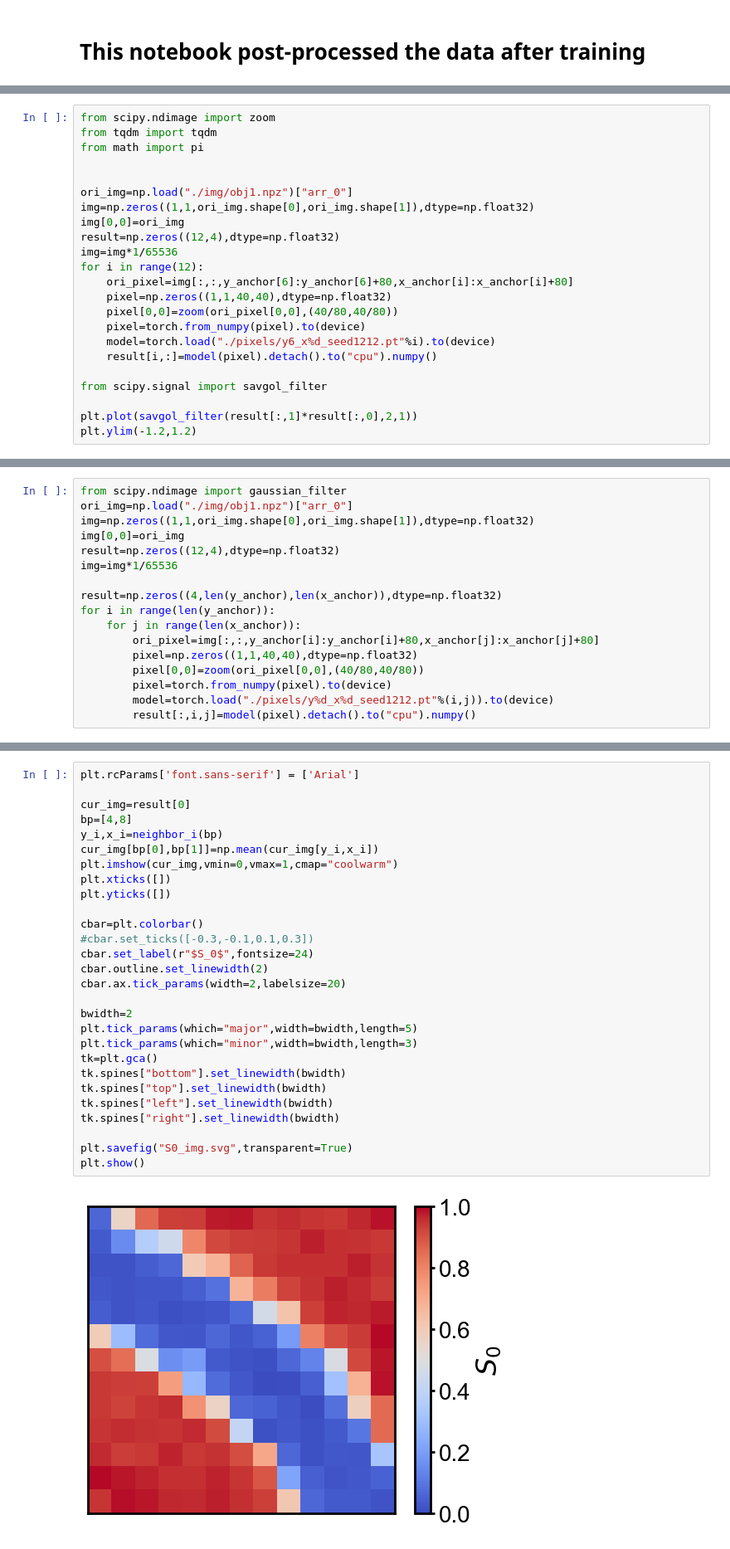
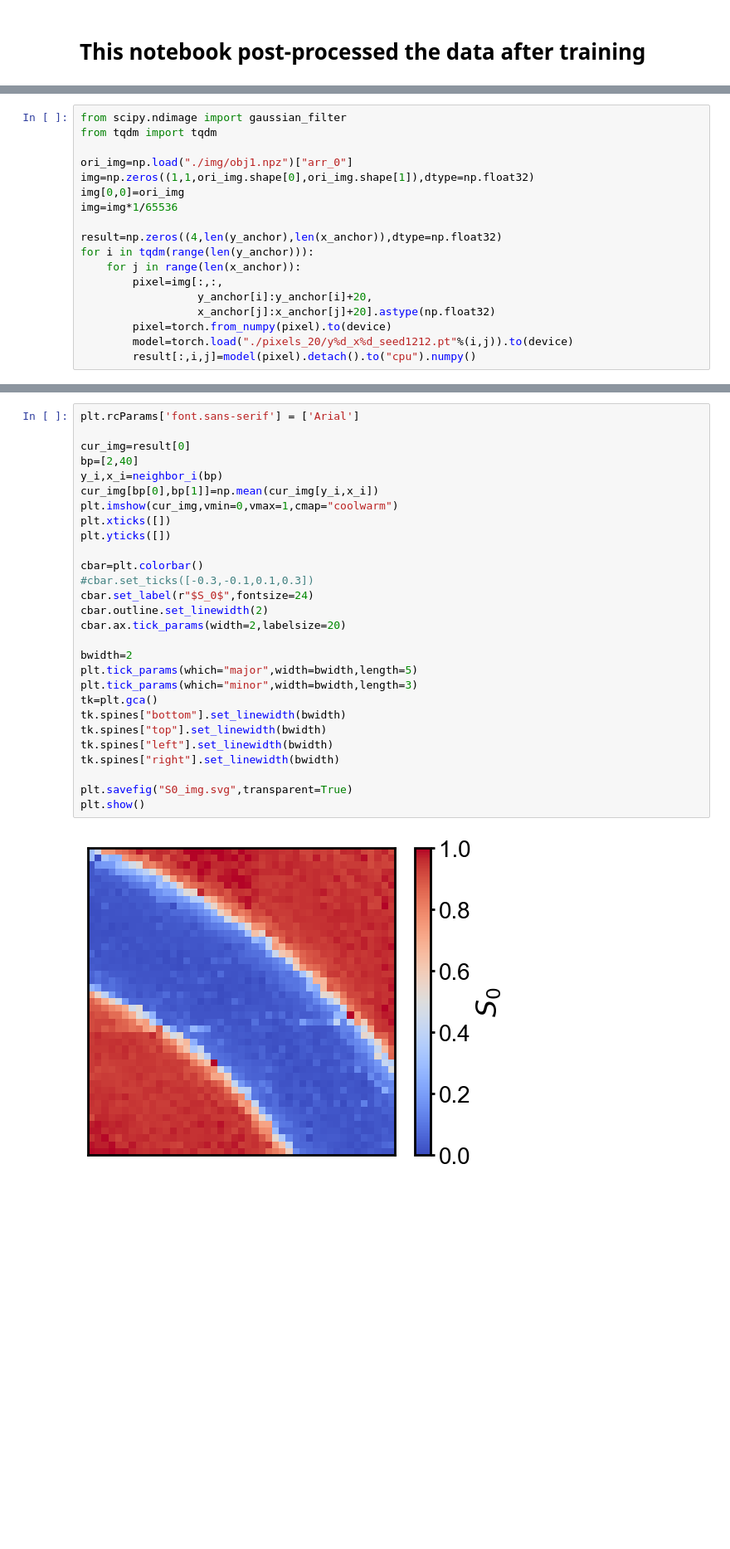
Before and after one commit to michaelge233/GOStokes, a Jupyter notebook: Imaging/plot.ipynb, the cells around one changed output, grey strips where cells are left out. Shown at 83% size. Drawn from its saved outputs; the diff is of its cells as text; blank space fills up the shorter version.

```diff
--- a/Imaging/plot.ipynb
+++ b/Imaging/plot.ipynb
@@ -120,25 +103,20 @@ class Simple_CNN(nn.Module):
         y = self.mlp(y)
         return y
 # %%
-from scipy.ndimage import zoom
+from scipy.ndimage import gaussian_filter
 from tqdm import tqdm
-from math import pi
-
 
 ori_img=np.load("./img/obj1.npz")["arr_0"]
 img=np.zeros((1,1,ori_img.shape[0],ori_img.shape[1]),dtype=np.float32)
 img[0,0]=ori_img
-result=np.zeros((12,4),dtype=np.float32)
 img=img*1/65536
-for i in range(12):
-    ori_pixel=img[:,:,y_anchor[6]:y_anchor[6]+80,x_anchor[i]:x_anchor[i]+80]
-    pixel=np.zeros((1,1,40,40),dtype=np.float32)
-    pixel[0,0]=zoom(ori_pixel[0,0],(40/80,40/80))
-    pixel=torch.from_numpy(pixel).to(device)
-    model=torch.load("./pixels/y6_x%d_seed1212.pt"%i).to(device)
-    result[i,:]=model(pixel).detach().to("cpu").numpy()
 
-from scipy.signal import savgol_filter
-
-plt.plot(savgol_filter(result[:,1]*result[:,0],2,1))
-plt.ylim(-1.2,1.2)
+result=np.zeros((4,len(y_anchor),len(x_anchor)),dtype=np.float32)
+for i in tqdm(range(len(y_anchor))):
+    for j in range(len(x_anchor)):
+        pixel=img[:,:,
+                  y_anchor[i]:y_anchor[i]+20,
+                  x_anchor[j]:x_anchor[j]+20].astype(np.float32)
+        pixel=torch.from_numpy(pixel).to(device)
+        model=torch.load("./pixels_20/y%d_x%d_seed1212.pt"%(i,j)).to(device)
+        result[:,i,j]=model(pixel).detach().to("cpu").numpy()
@@ -148,18 +123 @@ plt.ylim(-1.2,1.2)
-# %%
-from scipy.ndimage import gaussian_filter
-ori_img=np.load("./img/obj1.npz")["arr_0"]
-img=np.zeros((1,1,ori_img.shape[0],ori_img.shape[1]),dtype=np.float32)
-img[0,0]=ori_img
-result=np.zeros((12,4),dtype=np.float32)
-img=img*1/65536
-
-result=np.zeros((4,len(y_anchor),len(x_anchor)),dtype=np.float32)
-for i in range(len(y_anchor)):
-    for j in range(len(x_anchor)):
-        ori_pixel=img[:,:,y_anchor[i]:y_anchor[i]+80,x_anchor[j]:x_anchor[j]+80]
-        pixel=np.zeros((1,1,40,40),dtype=np.float32)
-        pixel[0,0]=zoom(ori_pixel[0,0],(40/80,40/80))
-        pixel=torch.from_numpy(pixel).to(device)
-        model=torch.load("./pixels/y%d_x%d_seed1212.pt"%(i,j)).to(device)
-        result[:,i,j]=model(pixel).detach().to("cpu").numpy()
 # %%
@@ -194,33 +139,33 @@ def neighbor_i(bp):
 # %%
 plt.rcParams['font.sans-serif'] = ['Arial']
 
 cur_img=result[0]
-bp=[4,8]
+bp=[2,40]
 y_i,x_i=neighbor_i(bp)
 cur_img[bp[0],bp[1]]=np.mean(cur_img[y_i,x_i])
 plt.imshow(cur_img,vmin=0,vmax=1,cmap="coolwarm")
 plt.xticks([])
 plt.yticks([])
 
 cbar=plt.colorbar()
 #cbar.set_ticks([-0.3,-0.1,0.1,0.3])
 cbar.set_label(r"$S_0$",fontsize=24)
 cbar.outline.set_linewidth(2)
 cbar.ax.tick_params(width=2,labelsize=20)
 
 bwidth=2
 plt.tick_params(which="major",width=bwidth,length=5)
 plt.tick_params(which="minor",width=bwidth,length=3)
 tk=plt.gca()
 tk.spines["bottom"].set_linewidth(bwidth)
 tk.spines["top"].set_linewidth(bwidth)
 tk.spines["left"].set_linewidth(bwidth)
 tk.spines["right"].set_linewidth(bwidth)
 
 plt.savefig("S0_img.svg",transparent=True)
 plt.show()
 # %% [output]
-[figure, old version]
+[figure, new version]
 # %%
 cur_img=result[1]*result[0]
 for bp in bad_points:
```
Also changed, not shown: parts of 19 cells of this notebook, 19 other files.
